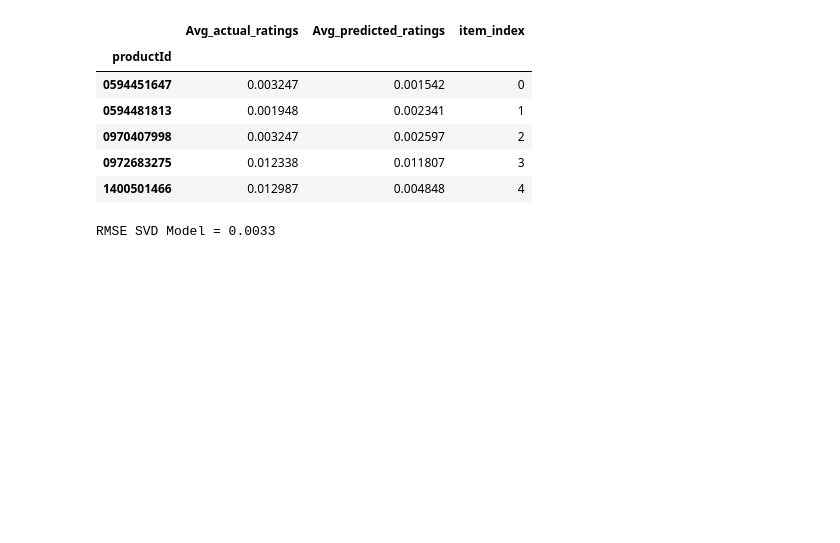
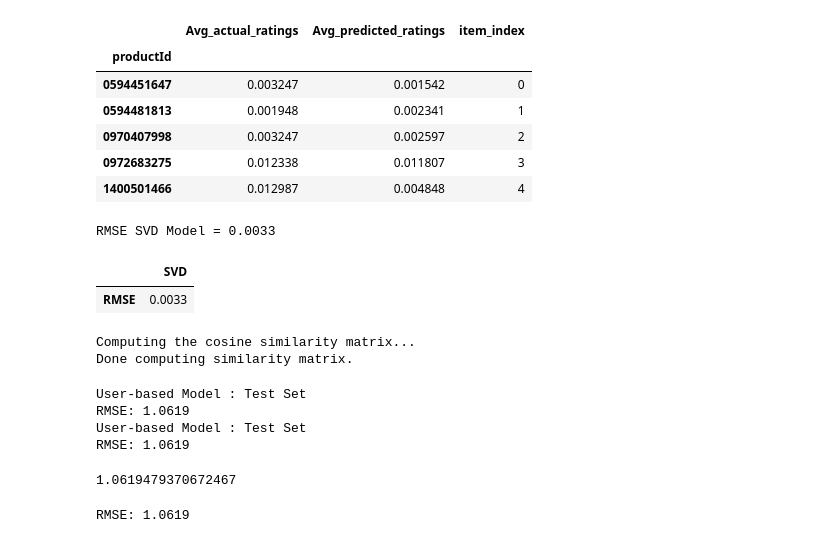
Before and after one commit to praveenveera/AmazonReviewsData, a Jupyter notebook: RS_Project.ipynb, the cells around one changed output. Saved outputs shown, nothing was run; the diff lists cells and outputs as text; code cells hidden in the pictures; blank space fills up the shorter version.

```diff
--- a/RS_Project.ipynb
+++ b/RS_Project.ipynb
@@ -338,6 +368,6 @@ B004CLYEDC                  0.0          1.125218
 # %%
 # Evaluation of Model-based Collaborative Filtering (SVD)
-
+results=pd.DataFrame(index=['RMSE'])
 # Actual ratings given by the users
 rating_matrix.head()
 # %% [output]
@@ -389,3 +421,8 @@ RMSE = round((((rmse_df.Avg_actual_ratings - rmse_df.Avg_predicted_ratings) ** 2
 print('\nRMSE SVD Model = {} \n'.format(RMSE))
 # %% [output]
 RMSE SVD Model = 0.0033
+# %%
+results['SVD'] = RMSE
+# %% [output]
+|  | SVD |
+| RMSE | 0.0033 |
@@ -391,0 +438,25 @@ RMSE SVD Model = 0.0033
+# %%
+# Collabrative Filtering using KNN user based
+from surprise import KNNWithMeans
+algo = KNNWithMeans(k=25, sim_options={'name': 'cosine', 'user_based': True})
+algo.fit(trainset)
+test_pred = algo.test(testset)
+# %% [output]
+Computing the cosine similarity matrix...
+Done computing similarity matrix.
+# %%
+# get RMSE
+print("User-based Model : Test Set")
+accuracy.rmse(test_pred, verbose=True)# get RMSE
+print("User-based Model : Test Set")
+accuracy.rmse(test_pred, verbose=True)
+# %% [output]
+User-based Model : Test Set
+RMSE: 1.0619
+User-based Model : Test Set
+RMSE: 1.0619
+1.0619479370672467
+# %%
+results['KNN User-User - CF'] = accuracy.rmse(test_pred, verbose=True)
+# %% [output]
+RMSE: 1.0619
```
Also changed, not shown: parts of 23 cells of this notebook.
